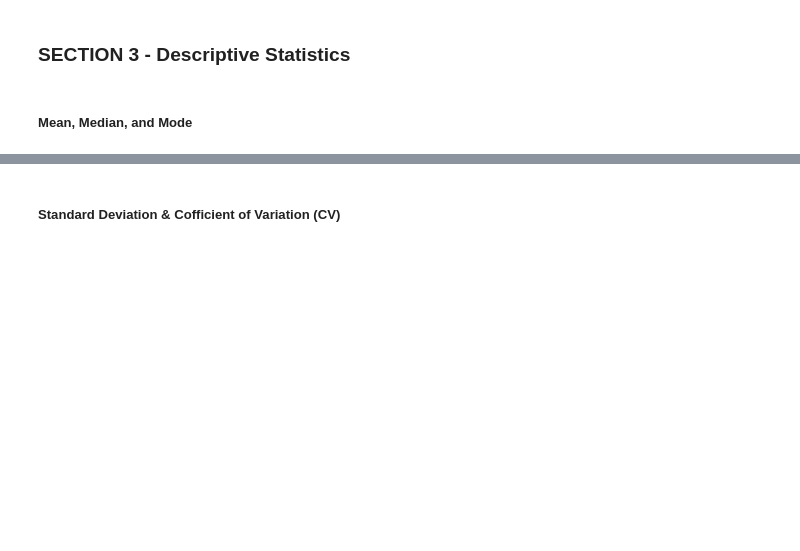
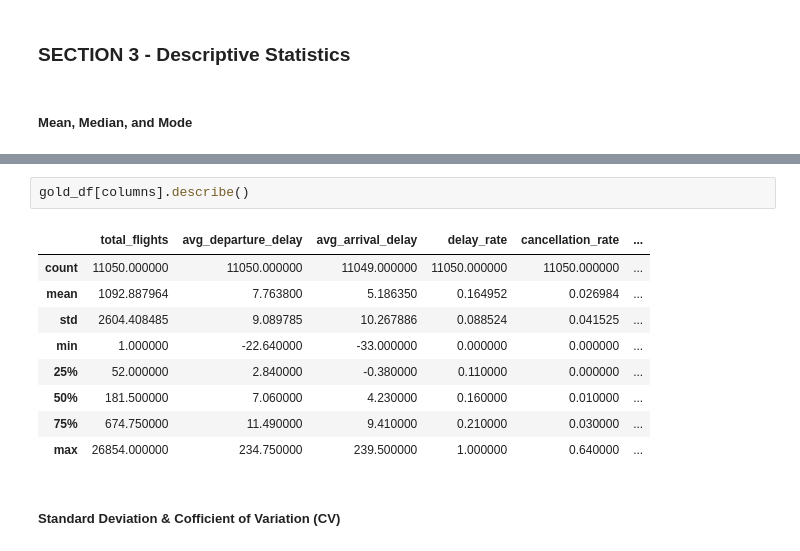
Before and after one commit to kevin-yuen/Airport_Congestion_Prediction_System, a Jupyter notebook: notebooks/01_eda.ipynb, the cells around one changed output, grey strips where cells are left out. Drawn from its saved outputs; the diff is of its cells as text; blank space fills up the shorter version.

```diff
--- a/notebooks/01_eda.ipynb
+++ b/notebooks/01_eda.ipynb
@@ -383,4 +383,16 @@ passenger_to_flight_ratio: 0    29.24
 Name: passenger_to_flight_ratio, dtype: float64
+# %%
+gold_df[columns].describe()
+# %% [output]
+|  | total_flights | avg_departure_delay | avg_arrival_delay | delay_rate | cancellation_rate | ... |
+| count | 11050.000000 | 11050.000000 | 11049.000000 | 11050.000000 | 11050.000000 | ... |
+| mean | 1092.887964 | 7.763800 | 5.186350 | 0.164952 | 0.026984 | ... |
+| std | 2604.408485 | 9.089785 | 10.267886 | 0.088524 | 0.041525 | ... |
+| min | 1.000000 | -22.640000 | -33.000000 | 0.000000 | 0.000000 | ... |
+| 25% | 52.000000 | 2.840000 | -0.380000 | 0.110000 | 0.000000 | ... |
+| 50% | 181.500000 | 7.060000 | 4.230000 | 0.160000 | 0.010000 | ... |
+| 75% | 674.750000 | 11.490000 | 9.410000 | 0.210000 | 0.030000 | ... |
+| max | 26854.000000 | 234.750000 | 239.500000 | 1.000000 | 0.640000 | ... |
 # %% [markdown]
 ##### Standard Deviation & Cofficient of Variation (CV)
 # %%
```
Also changed, not shown: parts of 31 cells of this notebook, 9 other files.
